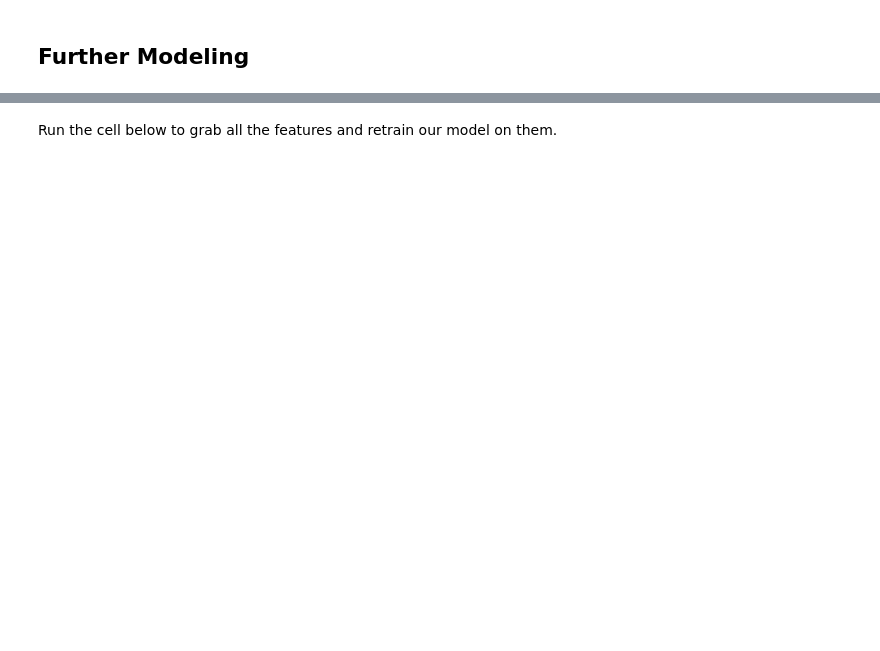
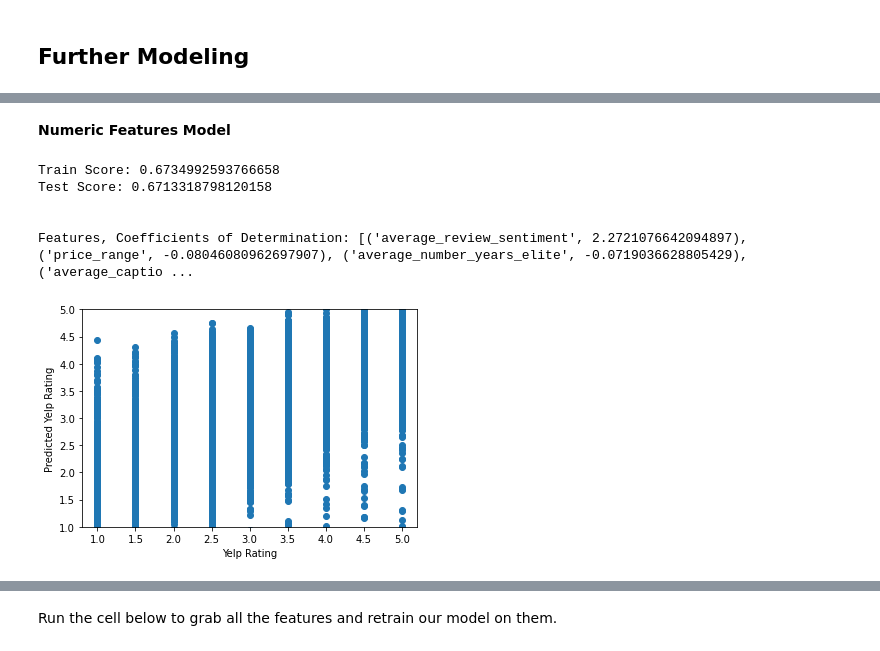
Before and after one commit to DanPark13/yelp-rating-prediction, a Jupyter notebook: yelp_rating_predictor.ipynb, the cells around one changed output, grey strips where cells are left out. Saved outputs shown, nothing was run; the diff lists cells and outputs as text; code cells hidden in the pictures; blank space fills up the shorter version.

```diff
--- a/yelp_rating_predictor.ipynb
+++ b/yelp_rating_predictor.ipynb
@@ -411,0 +507,11 @@ How does changing the feature sets affect the model's R^2 value? Which features
+# %% [markdown]
+**Numeric Features Model**
+# %%
+model_features(numeric_features)
+# %% [output]
+Train Score: 0.6734992593766658
+Test Score: 0.6713318798120158
+
+
+Features, Coefficients of Determination: [('average_review_sentiment', 2.2721076642094897), ('price_range', -0.08046080962697907), ('average_number_years_elite', -0.0719036628805429), ('average_captio ...
+[figure, added]
```
Also changed, not shown: parts of 76 cells of this notebook.
